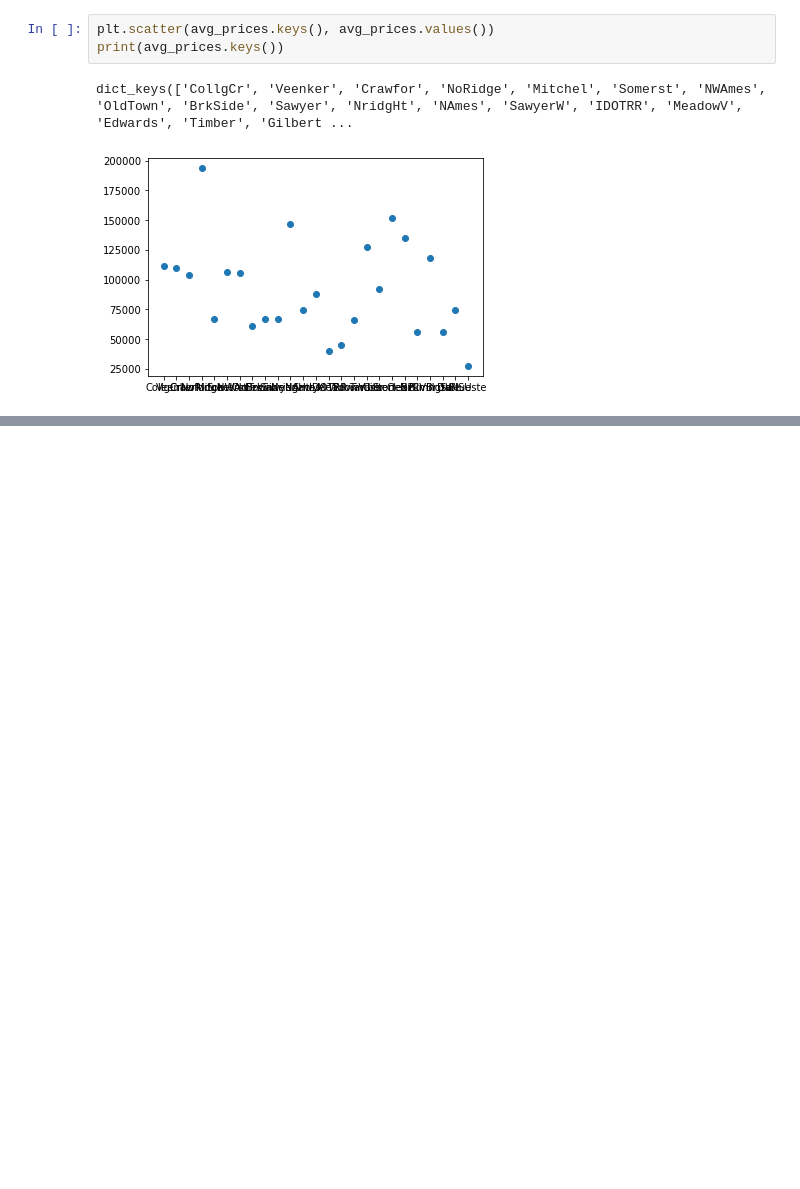
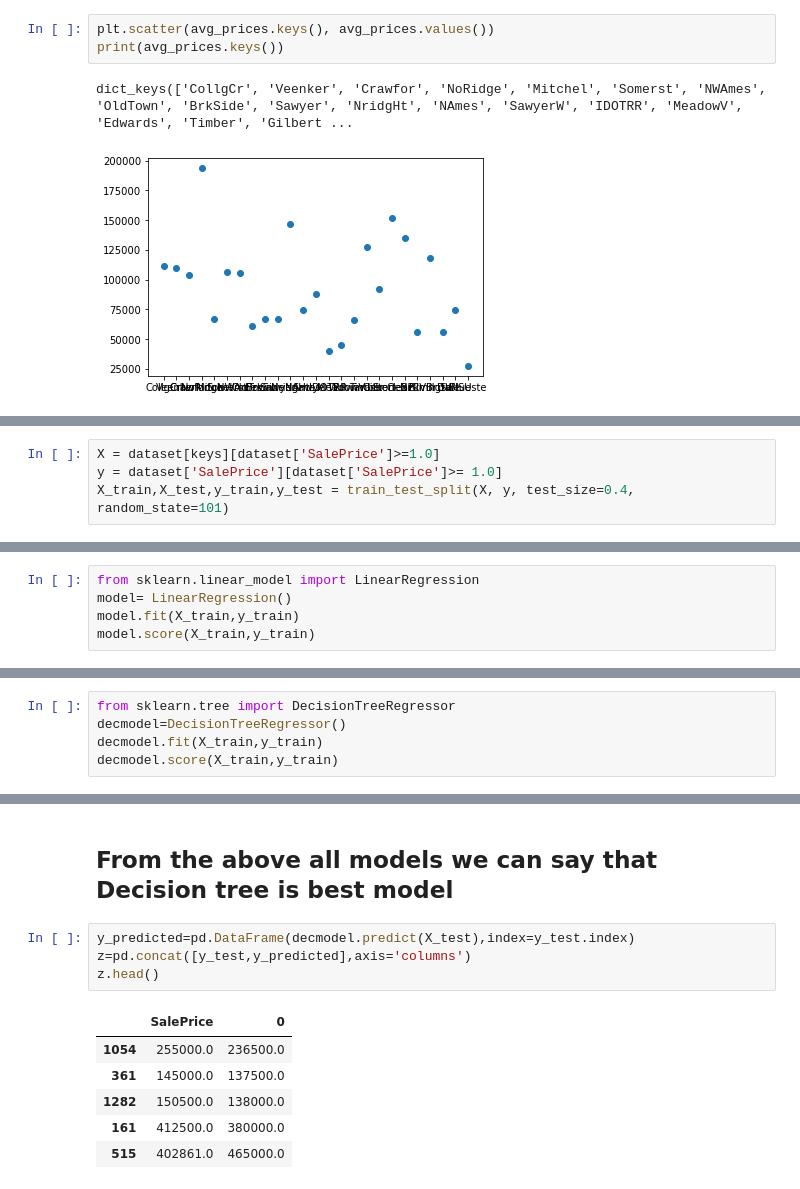
Before and after one commit to CS521-2022-SC1/final-project-spjacob, a Jupyter notebook: final_project.ipynb, the cells around one changed output, grey strips where cells are left out. Saved outputs shown, nothing was run; the diff lists cells and outputs as text; blank space fills up the shorter version.

Commit message:
All_regression_model

```diff
--- a/final_project.ipynb
+++ b/final_project.ipynb
@@ -279,0 +279,4 @@ dict_keys(['CollgCr', 'Veenker', 'Crawfor', 'NoRidge', 'Mitchel', 'Somerst', 'NW
+# %%
+X = dataset[keys][dataset['SalePrice']>=1.0]
+y = dataset['SalePrice'][dataset['SalePrice']>= 1.0]
+X_train,X_test,y_train,y_test = train_test_split(X, y, test_size=0.4, random_state=101)
@@ -279,0 +286,5 @@ dict_keys(['CollgCr', 'Veenker', 'Crawfor', 'NoRidge', 'Mitchel', 'Somerst', 'NW
+# %%
+from sklearn.linear_model import LinearRegression
+model= LinearRegression()
+model.fit(X_train,y_train)
+model.score(X_train,y_train)
@@ -279,0 +295,5 @@ dict_keys(['CollgCr', 'Veenker', 'Crawfor', 'NoRidge', 'Mitchel', 'Somerst', 'NW
+# %%
+from sklearn.tree import DecisionTreeRegressor
+decmodel=DecisionTreeRegressor()
+decmodel.fit(X_train,y_train)
+decmodel.score(X_train,y_train)
@@ -279,0 +349,13 @@ dict_keys(['CollgCr', 'Veenker', 'Crawfor', 'NoRidge', 'Mitchel', 'Somerst', 'NW
+# %% [markdown]
+## From the above all models we can say that Decision tree is best model
+# %%
+y_predicted=pd.DataFrame(decmodel.predict(X_test),index=y_test.index)
+z=pd.concat([y_test,y_predicted],axis='columns')
+z.head()
+# %% [output]
+|  | SalePrice | 0 |
+| 1054 | 255000.0 | 236500.0 |
+| 361 | 145000.0 | 137500.0 |
+| 1282 | 150500.0 | 138000.0 |
+| 161 | 412500.0 | 380000.0 |
+| 515 | 402861.0 | 465000.0 |
```
Also changed, not shown: parts of 18 cells of this notebook.
